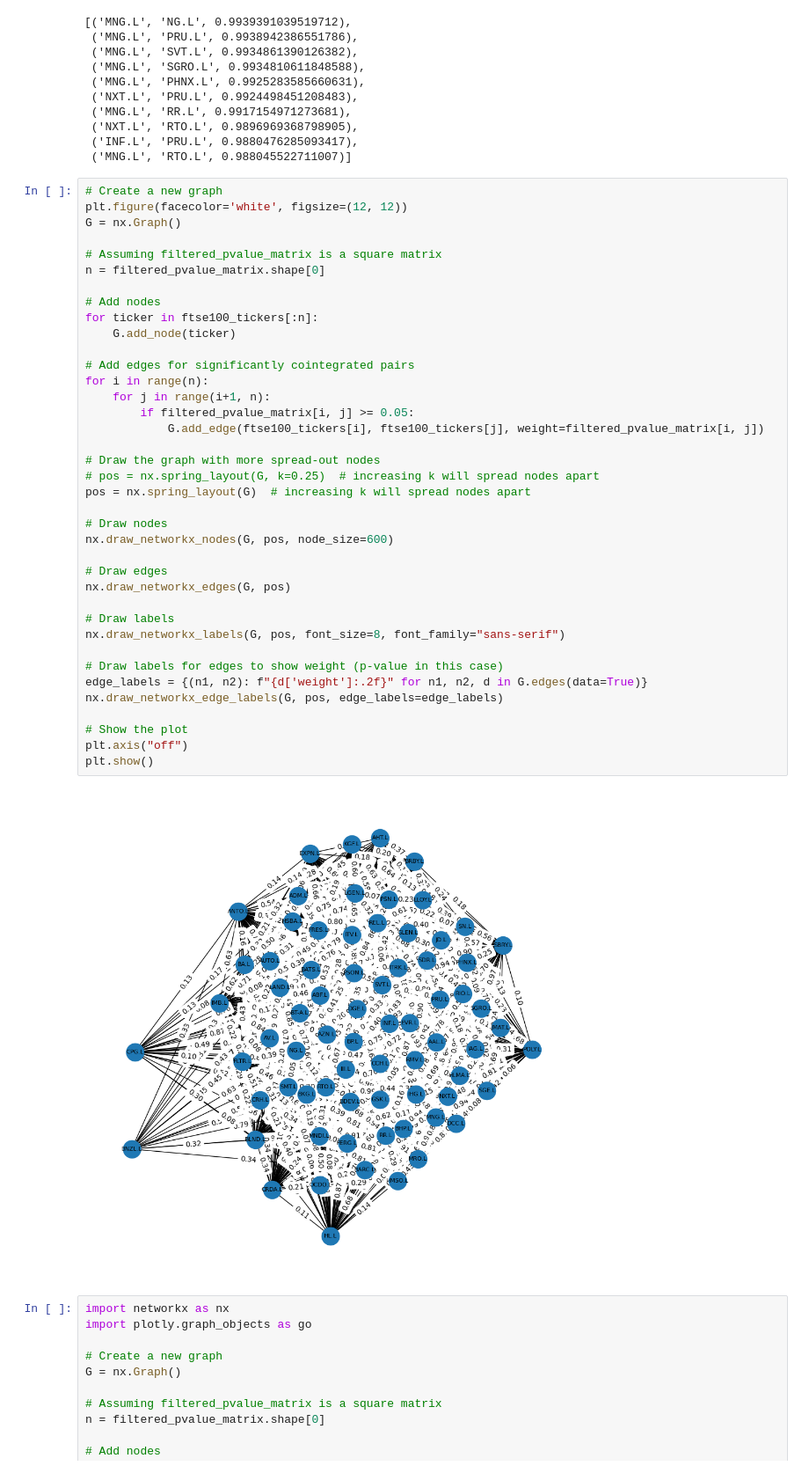
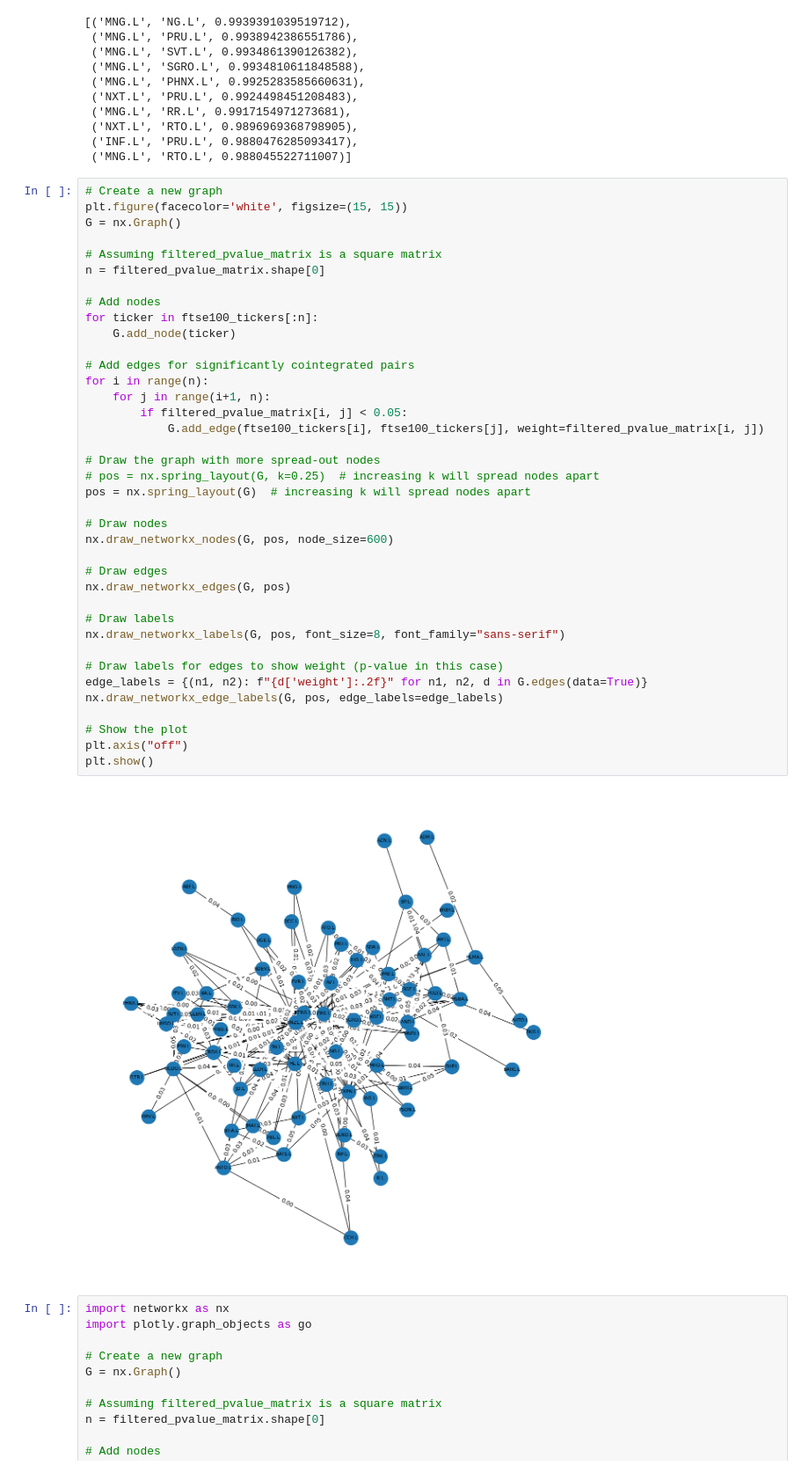
Before and after one commit to AryanLangeh02/algo-trading-bot, a Jupyter notebook: pairs_trading.ipynb, the cells around one changed output. Shown at 88% size. Drawn from its saved outputs; the diff is of its cells as text.

Commit message:
fix p value error in static graph

```diff
--- a/pairs_trading.ipynb
+++ b/pairs_trading.ipynb
@@ -150,7 +150,7 @@ pairs_to_consider[:10]
  ('MNG.L', 'RTO.L', 0.988045522711007)]
 # %%
 # Create a new graph
-plt.figure(facecolor='white', figsize=(12, 12))
+plt.figure(facecolor='white', figsize=(15, 15))
 G = nx.Graph()
 
 # Assuming filtered_pvalue_matrix is a square matrix
@@ -159,35 +159,35 @@ n = filtered_pvalue_matrix.shape[0]
 # Add nodes
 for ticker in ftse100_tickers[:n]:
     G.add_node(ticker)
 
 # Add edges for significantly cointegrated pairs
 for i in range(n):
     for j in range(i+1, n):
-        if filtered_pvalue_matrix[i, j] >= 0.05:
+        if filtered_pvalue_matrix[i, j] < 0.05:
             G.add_edge(ftse100_tickers[i], ftse100_tickers[j], weight=filtered_pvalue_matrix[i, j])
 
 # Draw the graph with more spread-out nodes
 # pos = nx.spring_layout(G, k=0.25)  # increasing k will spread nodes apart
 pos = nx.spring_layout(G)  # increasing k will spread nodes apart
 
 # Draw nodes
 nx.draw_networkx_nodes(G, pos, node_size=600)
 
 # Draw edges
 nx.draw_networkx_edges(G, pos)
 
 # Draw labels
 nx.draw_networkx_labels(G, pos, font_size=8, font_family="sans-serif")
 
 # Draw labels for edges to show weight (p-value in this case)
 edge_labels = {(n1, n2): f"{d['weight']:.2f}" for n1, n2, d in G.edges(data=True)}
 nx.draw_networkx_edge_labels(G, pos, edge_labels=edge_labels)
 
 # Show the plot
 plt.axis("off")
 plt.show()
 # %% [output]
-[figure, old version]
+[figure, new version]
 # %%
 import networkx as nx
 import plotly.graph_objects as go
```
